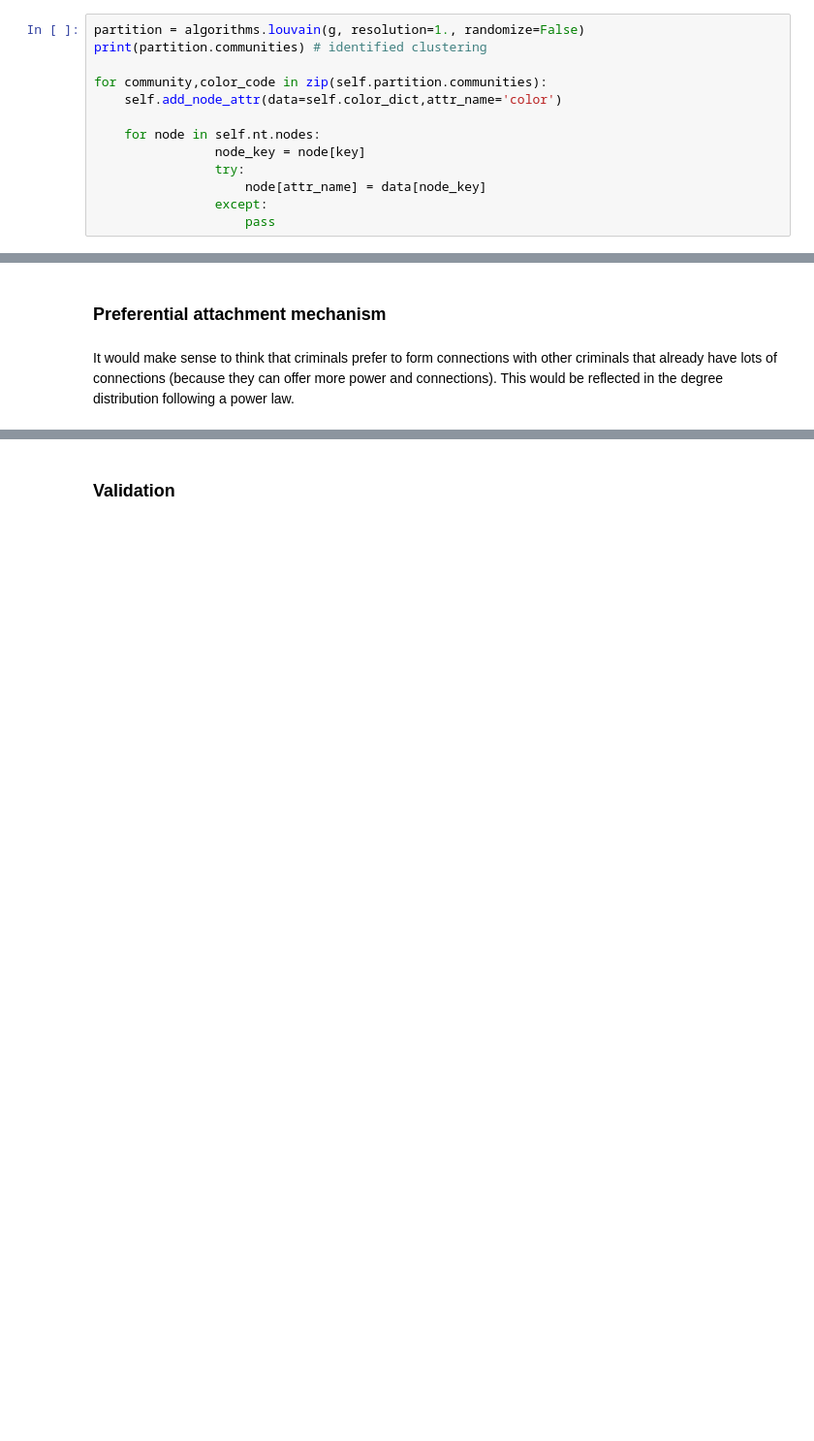
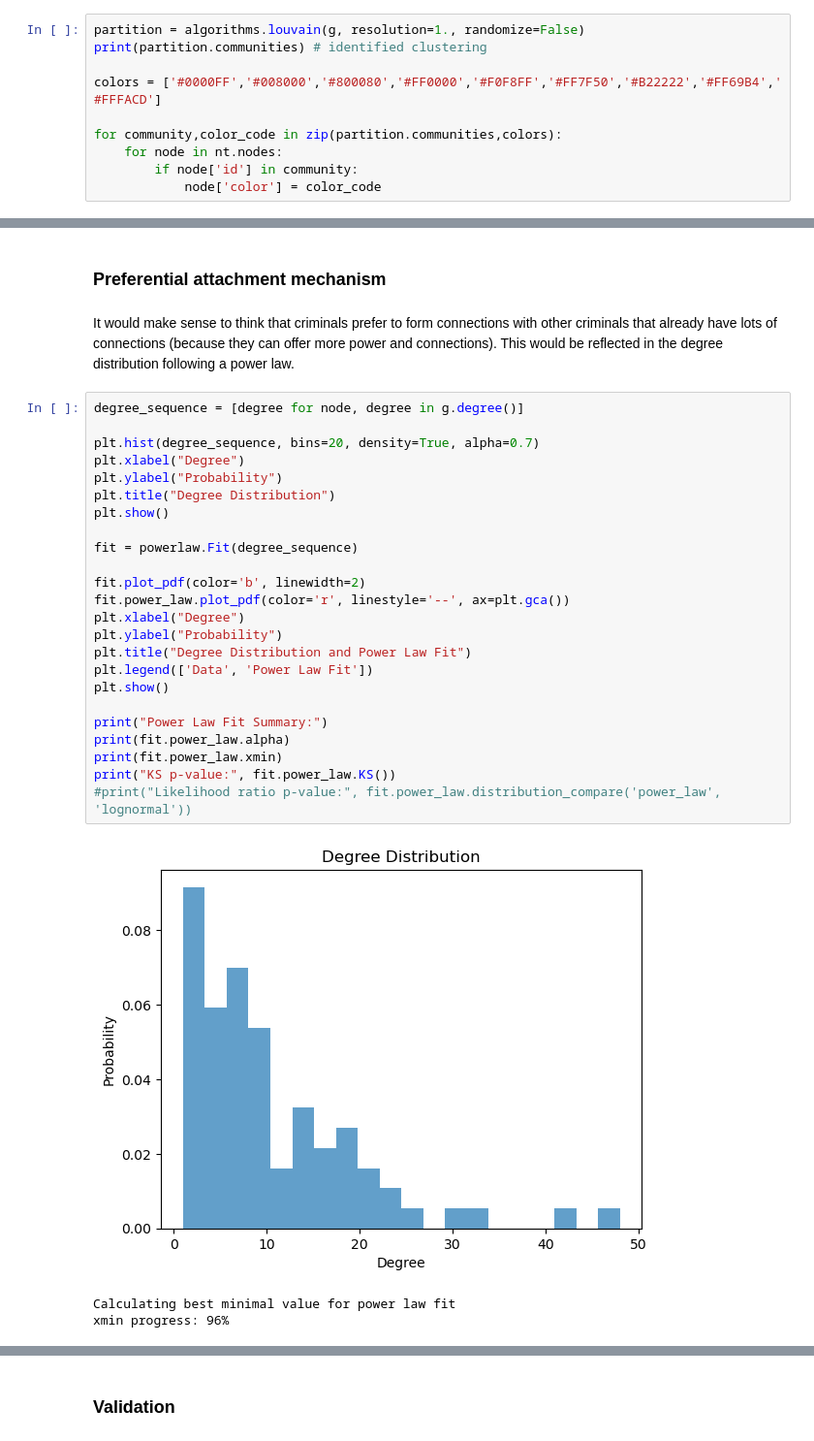
Before and after one commit to Fedebindi97/organized-crime-articles, a Jupyter notebook: 2. Network analysis.ipynb, the cells around one changed output, grey strips where cells are left out. Shown at 97% size. Saved outputs shown, nothing was run; the diff lists cells and outputs as text; blank space fills up the shorter version.

```diff
--- a/2. Network analysis.ipynb
+++ b/2. Network analysis.ipynb
@@ -170,13 +142,10 @@ _out/networks/individuals_alliances.html
 partition = algorithms.louvain(g, resolution=1., randomize=False)
 print(partition.communities) # identified clustering
 
-for community,color_code in zip(self.partition.communities):
-    self.add_node_attr(data=self.color_dict,attr_name='color')
+colors = ['#0000FF','#008000','#800080','#FF0000','#F0F8FF','#FF7F50','#B22222','#FF69B4','	#FFFACD']
 
-    for node in self.nt.nodes:
-                node_key = node[key]
-                try:
-                    node[attr_name] = data[node_key]
-                except:
-                    pass
+for community,color_code in zip(partition.communities,colors):
+    for node in nt.nodes:
+        if node['id'] in community:
+            node['color'] = color_code
 # %% [output]
@@ -186,3 +154,31 @@ NameError: name 'self' is not defined
 ### Preferential attachment mechanism
 # %% [markdown]
 It would make sense to think that criminals prefer to form connections with other criminals that already have lots of connections (because they can offer more power and connections). This would be reflected in the degree distribution following a power law.
+# %%
+degree_sequence = [degree for node, degree in g.degree()]
+
+plt.hist(degree_sequence, bins=20, density=True, alpha=0.7)
+plt.xlabel("Degree")
+plt.ylabel("Probability")
+plt.title("Degree Distribution")
+plt.show()
+
+fit = powerlaw.Fit(degree_sequence)
+
+fit.plot_pdf(color='b', linewidth=2)
+fit.power_law.plot_pdf(color='r', linestyle='--', ax=plt.gca())
+plt.xlabel("Degree")
+plt.ylabel("Probability")
+plt.title("Degree Distribution and Power Law Fit")
+plt.legend(['Data', 'Power Law Fit'])
+plt.show()
+
+print("Power Law Fit Summary:")
+print(fit.power_law.alpha)
+print(fit.power_law.xmin)
+print("KS p-value:", fit.power_law.KS())
+#print("Likelihood ratio p-value:", fit.power_law.distribution_compare('power_law', 'lognormal'))
+# %% [output]
+[figure, added]
+Calculating best minimal value for power law fit
+xmin progress: 96%
```
Also changed, not shown: parts of 10 cells of this notebook, 5 other files.
